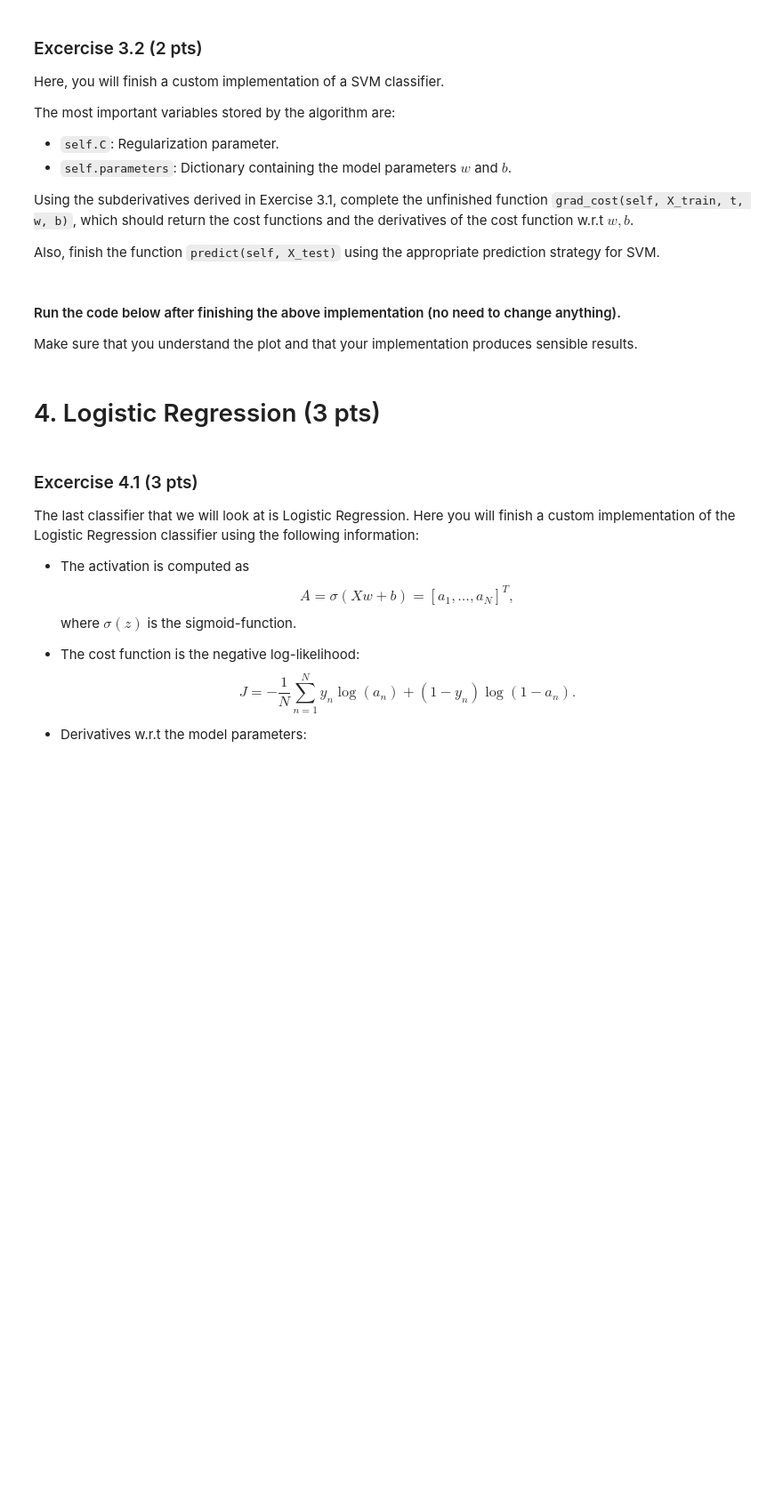
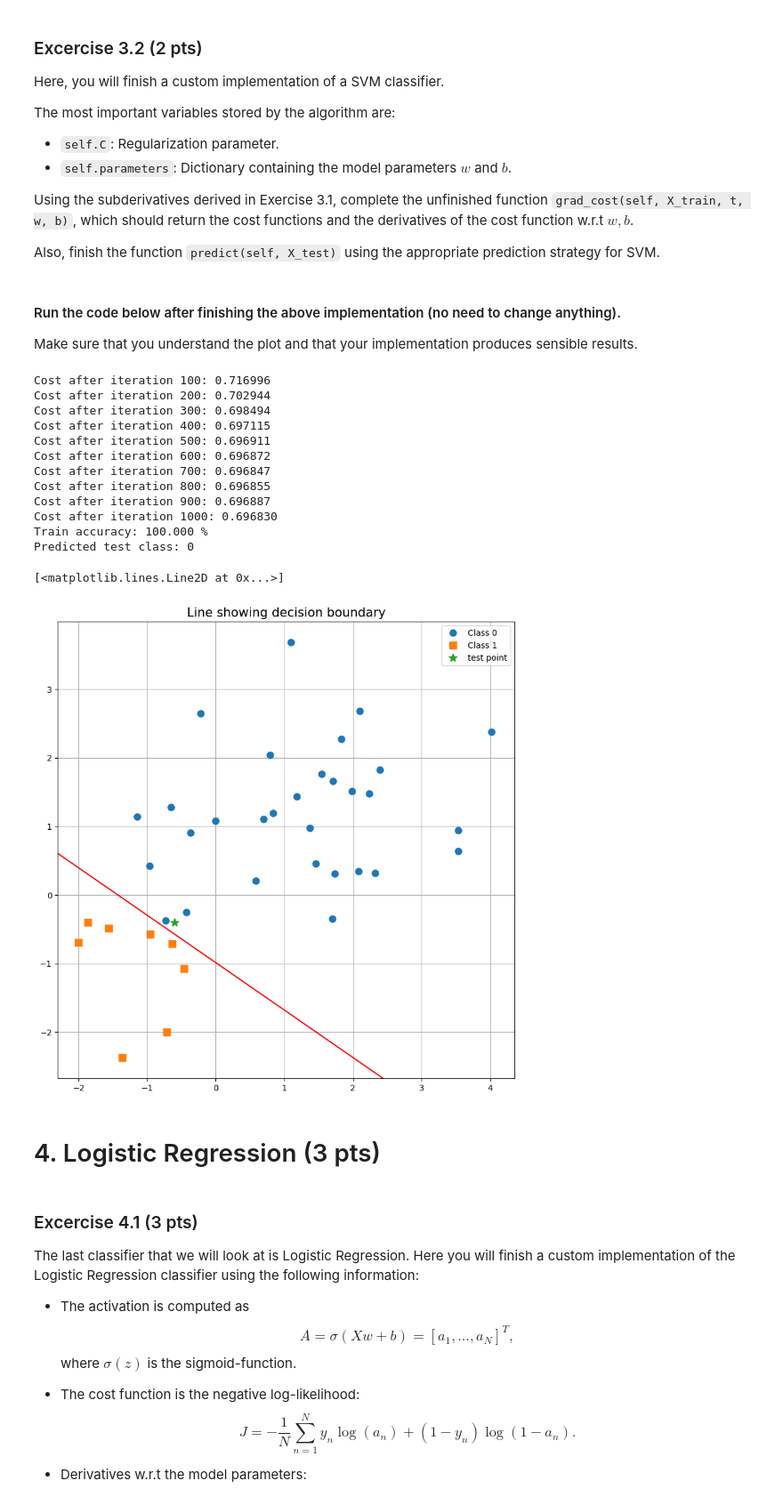
Before and after one commit to nils-led/TDA233, a Jupyter notebook: HW2_2025.ipynb, the cells around one changed output. Shown: that part at 89% size. Cells and saved outputs as stored; diff of their text form; code cells hidden in the pictures; blank space fills up the shorter version.

```diff
--- a/HW2_2025.ipynb
+++ b/HW2_2025.ipynb
@@ -580,12 +609,17 @@ class SVM():
         """
         n_samples = X_train.shape[0]
 
-        ### TODO - Change this part
-        # Dummy variables currently
-        cost = 0
-        dw = 0
-        db = 0
-        ###
+        # Calculate the cost for H, for all n as sums
+        cost_H = sum([(1-t[n]*(np.transpose(w)@X_train[n]+b))[0] if (1-t[n]*(np.transpose(w)@X_train[n]+b))[0]>0 else 0 for n in range(n_samples)])
+        cost_Hw = sum([-t[n]*X_train[n] if (1-t[n]*(np.transpose(w)@X_train[n]+b))[0] > 0 else 0 for n in range(n_samples)])
+        cost_Hw = np.reshape(cost_Hw, newshape = (w.shape[0], w.shape[1])) #reshape for correct dimensions
+        cost_Hb = sum([-t[n] if (1-t[n]*(np.transpose(w)@X_train[n]+b))[0] > 0 else 0 for n in range(n_samples)])
+
+        # Calculate the cost, and its derivaties
+        cost = (1/2) * (np.transpose(w)@w)+self.C*(1/n_samples)*cost_H
+        dw = w+self.C*(1/n_samples)*cost_Hw
+        db = self.C*(1/n_samples)*cost_Hb
+
 
         grads = {"dw": dw,
                  "db": db}
@@ -646,10 +680,9 @@ class SVM():
         n_samples = X_test.shape[0]
         y_pred = np.zeros((n_samples,1))
 
-        ### TODO - Change this part
         for i in range(n_samples):
-            y_pred[i] = -1 # Always predicts class 0 currently
-        ###
+            y_pred[i] = np.sign(np.transpose(w)@X_test[i]+b) # Prediction
+
 
         # Converts the binary targets from (-1,1) to (0,1)
         y_pred = (y_pred > 0).astype(np.int32)
@@ -661,26 +694,41 @@ Make sure that you understand the plot and that your implementation produces sen
 # %%
 # Parameters (feel free to change)
 learning_rate = 0.01
 n_iterations = 1000
-C = 1
+C = 2.5
 print_cost = True
 
 # Define and train the model
 model = SVM(learning_rate, n_iterations, C, print_cost)
 model.fit(X_train, y_train)
 
 # Predictions
 y_pred_train = model.predict(X_train)
 print("Train accuracy: %.3f %%" %(np.mean(y_pred_train == y_train)*100))
 y_pred_test = model.predict(X_test)
 print("Predicted test class: %d" %(y_pred_test))
 
 # Plot decision-boundaries
 fig, ax = plot_data(X_train, y_train, X_test, title = 'Line showing decision boundary')
 w = model.parameters['w']
 b = model.parameters['b']
 x = np.linspace(-3,3)
 ax.plot(x, (-b-w[0]*x)/w[1], '-r')
+# %% [output]
+Cost after iteration 100: 0.716996
+Cost after iteration 200: 0.702944
+Cost after iteration 300: 0.698494
+Cost after iteration 400: 0.697115
+Cost after iteration 500: 0.696911
+Cost after iteration 600: 0.696872
+Cost after iteration 700: 0.696847
+Cost after iteration 800: 0.696855
+Cost after iteration 900: 0.696887
+Cost after iteration 1000: 0.696830
+Train accuracy: 100.000 %
+Predicted test class: 0
+[<matplotlib.lines.Line2D at 0x...>]
+[figure, added]
 # %% [markdown]
 # 4. Logistic Regression (3 pts)
 # %% [markdown]
```
Also changed, not shown: parts of 2 cells of this notebook.
